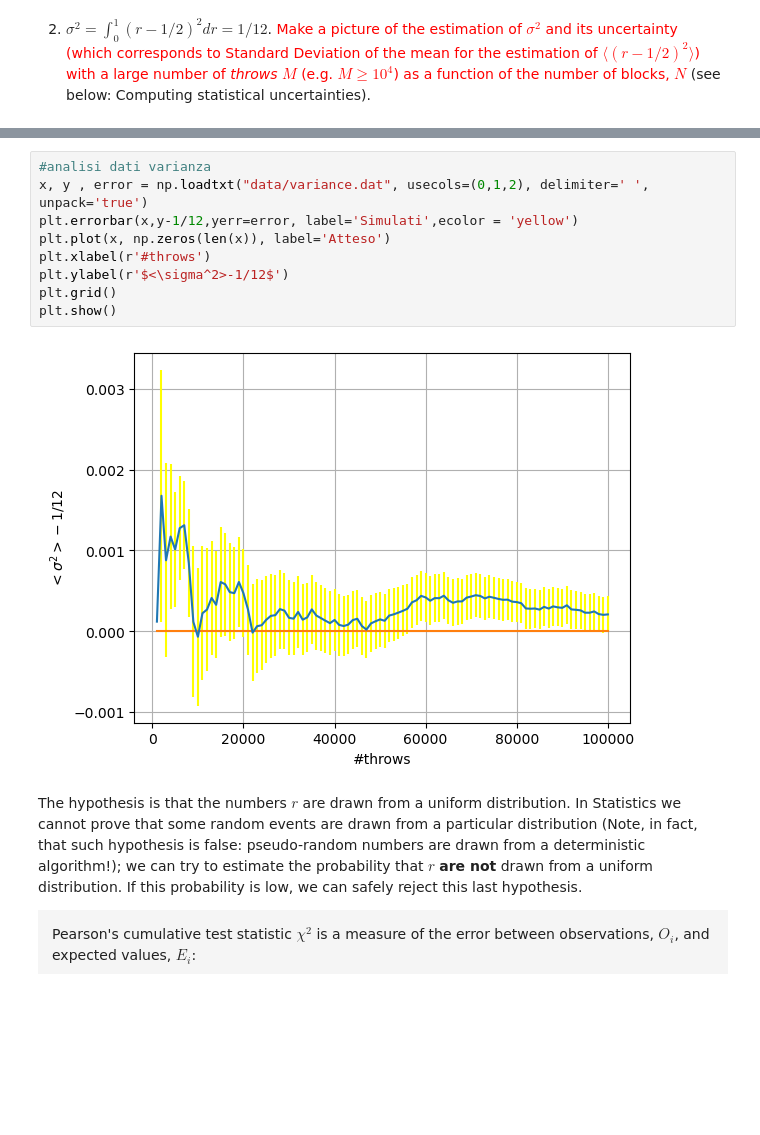
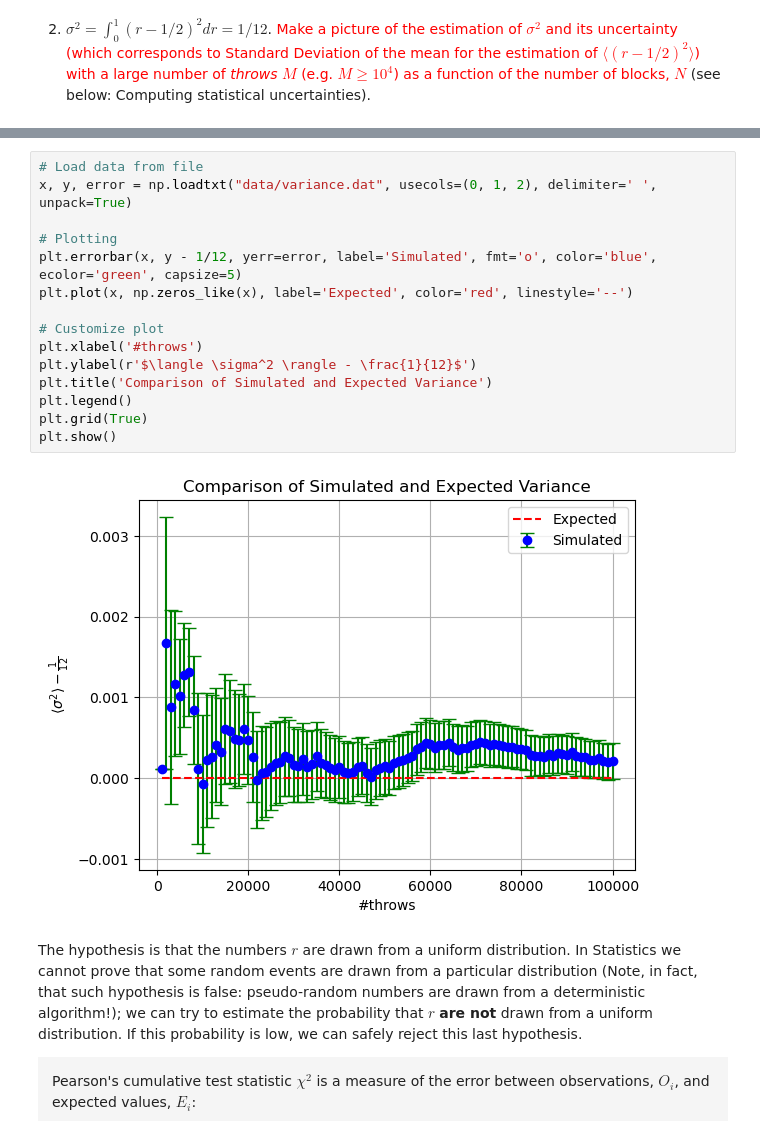
Before and after one commit to JiahaoMiao/LSN, a Jupyter notebook: Lezione_1/LSN_Exercises_01.ipynb, the cells around one changed output, grey strips where cells are left out. Saved outputs shown, nothing was run; the diff lists cells and outputs as text; blank space fills up the shorter version.

```diff
--- a/Lezione_1/LSN_Exercises_01.ipynb
+++ b/Lezione_1/LSN_Exercises_01.ipynb
@@ -109,14 +139,20 @@ plt.show()
 # %%
-#analisi dati varianza
-x, y , error = np.loadtxt("data/variance.dat", usecols=(0,1,2), delimiter=' ', unpack='true')
-plt.errorbar(x,y-1/12,yerr=error, label='Simulati',ecolor = 'yellow')
-plt.plot(x, np.zeros(len(x)), label='Atteso')
-plt.xlabel(r'#throws')
-plt.ylabel(r'$<\sigma^2>-1/12$')
-plt.grid()
+# Load data from file
+x, y, error = np.loadtxt("data/variance.dat", usecols=(0, 1, 2), delimiter=' ', unpack=True)
+
+# Plotting
+plt.errorbar(x, y - 1/12, yerr=error, label='Simulated', fmt='o', color='blue', ecolor='green', capsize=5)
+plt.plot(x, np.zeros_like(x), label='Expected', color='red', linestyle='--')
+
+# Customize plot
+plt.xlabel('#throws')
+plt.ylabel(r'$\langle \sigma^2 \rangle - \frac{1}{12}$')
+plt.title('Comparison of Simulated and Expected Variance')
+plt.legend()
+plt.grid(True)
 plt.show()
 # %% [output]
-[figure, old version]
+[figure, new version]
 # %% [markdown]
 The hypothesis is that the numbers $r$ are drawn from a uniform distribution. In Statistics we cannot prove that some random events are drawn from a particular distribution (Note, in fact, that such hypothesis is false: pseudo-random numbers are drawn from a deterministic algorithm!); we can try to estimate the probability that $r$ **are not** drawn from a uniform distribution. If this probability is low, we can safely reject this last hypothesis.
 <p style="border:2px; border-style:solid; border-color:#F5F5F5; padding: 1em; background-color:#F5F5F5">
```
Also changed, not shown: parts of 19 cells of this notebook.
